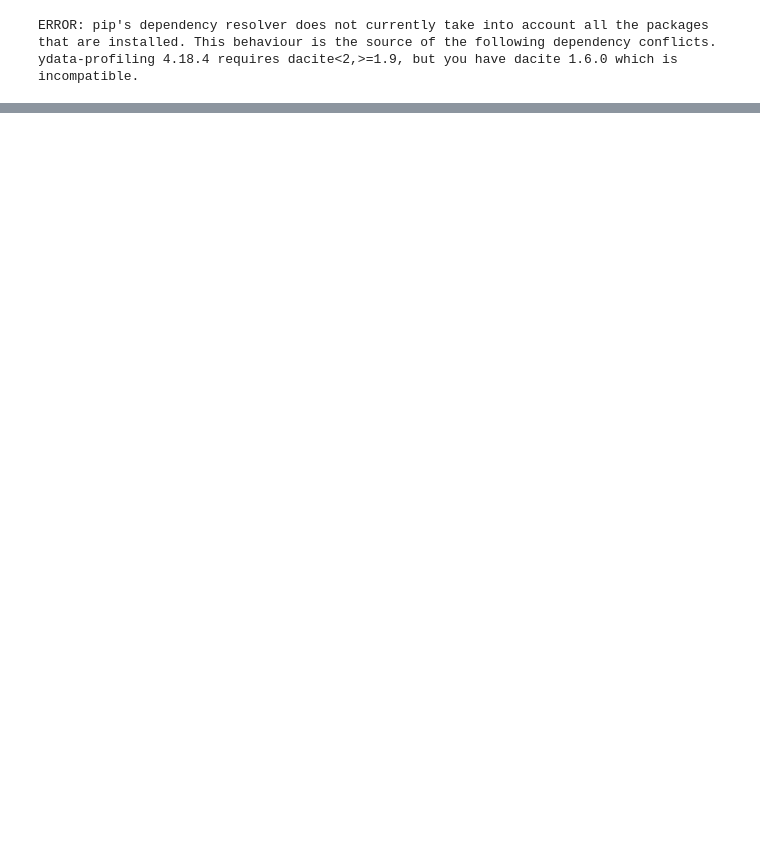
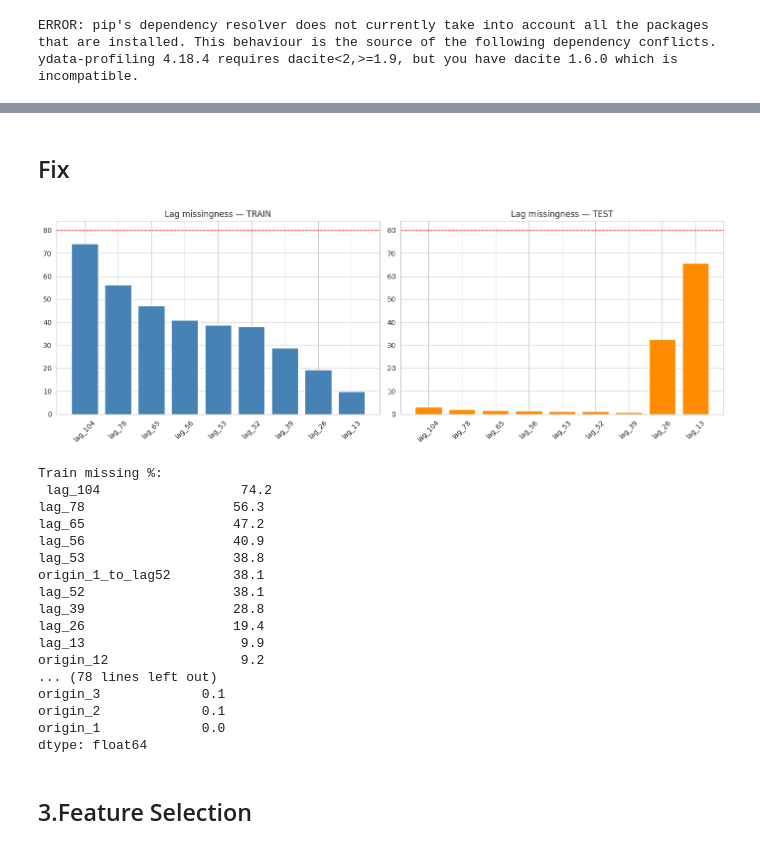
Before and after one commit to EleneJobava/walmart-sales-forecasting, a Jupyter notebook: model_experiment_XGBoost.ipynb, the cells around one changed output, grey strips where cells are left out. Cells and saved outputs as stored; diff of their text form; code cells hidden in the pictures; blank space fills up the shorter version.

```diff
--- a/model_experiment_XGBoost.ipynb
+++ b/model_experiment_XGBoost.ipynb
@@ -627,0 +272,2 @@ Any NaN predictions: 0
+# %% [markdown]
+## Fix
@@ -627,0 +314,50 @@ Any NaN predictions: 0
+# %%
+# Missingness check — only columns that actually exist after FE
+new_feat_cols = [c for c in new_feat_cols if c in train_fe.columns and c in test_fe.columns]
+missing_cols = [c for c in new_feat_cols if c not in train_fe.columns]
+if missing_cols:
+    print('Warning: skipping missing new_feat_cols:', missing_cols)
+
+missing_train = train_fe[new_feat_cols].isnull().mean().sort_values(ascending=False) * 100
+missing_test  = test_fe[new_feat_cols].isnull().mean().sort_values(ascending=False) * 100
+
+fig, axes = plt.subplots(1, 2, figsize=(14, 5))
+lag_cols = [c for c in missing_train.index if c.startswith('lag_')]
+axes[0].bar(lag_cols, missing_train[lag_cols], color='steelblue')
+axes[0].set_title('Lag missingness — TRAIN')
+axes[0].tick_params(axis='x', rotation=45)
+axes[0].axhline(80, color='red', ls='--', lw=1)
+
+axes[1].bar(lag_cols, missing_test.reindex(lag_cols).fillna(0), color='darkorange')
+axes[1].set_title('Lag missingness — TEST')
+axes[1].tick_params(axis='x', rotation=45)
+axes[1].axhline(80, color='red', ls='--', lw=1)
+
+plt.tight_layout()
+plt.savefig('fig_lag_missingness.png', bbox_inches='tight')
+plt.show()
+
+print('Train missing %:\n', missing_train.round(1))
+print('\nTest missing %:\n', missing_test.round(1))
+print('origin_* test missing %:\n', missing_test[[c for c in missing_test.index if c.startswith('origin_')]].round(1))
+# %% [output]
+[figure, added]
+Train missing %:
+ lag_104                  74.2
+lag_78                   56.3
+lag_65                   47.2
+lag_56                   40.9
+lag_53                   38.8
+origin_1_to_lag52        38.1
+lag_52                   38.1
+lag_39                   28.8
+lag_26                   19.4
+lag_13                    9.9
+origin_12                 9.2
+... (78 lines left out)
+origin_3             0.1
+origin_2             0.1
+origin_1             0.0
+dtype: float64
+# %% [markdown]
+## 3.Feature Selection
```
Also changed, not shown: parts of 46 cells of this notebook.
